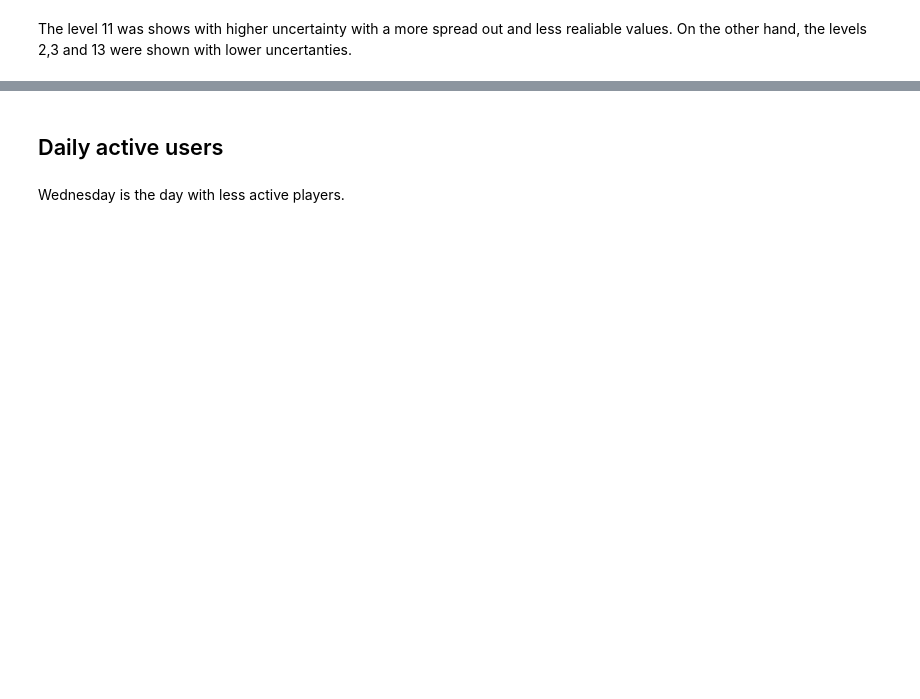
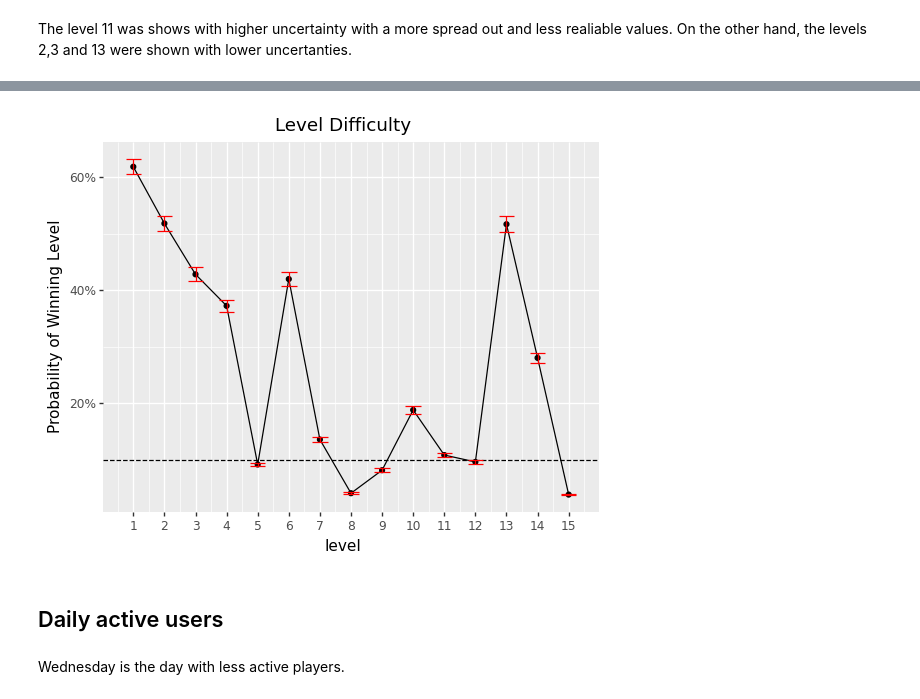
Before and after one commit to KC2016/Candy-Crush-Saga, a Jupyter notebook: notebook375bc23f7f.ipynb, the cells around one changed output, grey strips where cells are left out. Saved outputs shown, nothing was run; the diff lists cells and outputs as text; code cells hidden in the pictures; blank space fills up the shorter version.

Commit message:
add the Computing the standard error about the users win each level in jupyter

```diff
--- a/notebook375bc23f7f.ipynb
+++ b/notebook375bc23f7f.ipynb
@@ -483,3 +575,18 @@ df_clean.info()
+# %%
+p = (ggplot(data=difficulty, mapping=aes(x='level', y='p_win'))
+     + geom_line()
+     + scale_x_continuous(breaks=list(range(1, 16)))
+     + scale_y_continuous(labels=percent_format(2))
+     + ylab("Probability of Winning Level")
+     + ggtitle("Level Difficulty")
+     + theme(plot_title=element_text(hjust=0.5))
+     + geom_point()
+     + geom_hline(yintercept=0.1, linetype='dashed')
+     + geom_errorbar(aes(ymin=difficulty["p_win"] - difficulty["error"], ymax=difficulty["p_win"] + difficulty["error"]), color='red')
+    )
+print(p)
+# %% [output]
+[figure, added]
 # %% [markdown]
 ## Daily active users
 # %%
```
Also changed, not shown: parts of 19 cells of this notebook.
